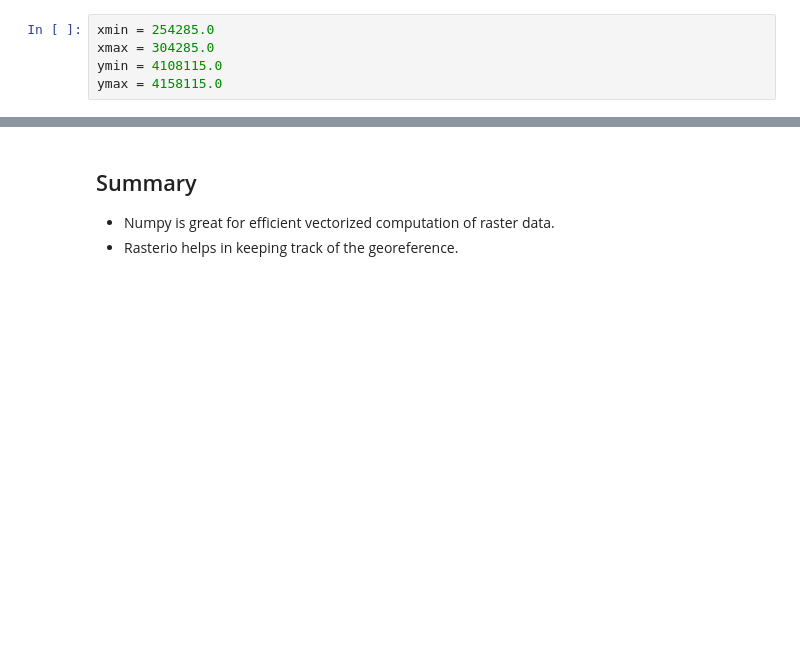
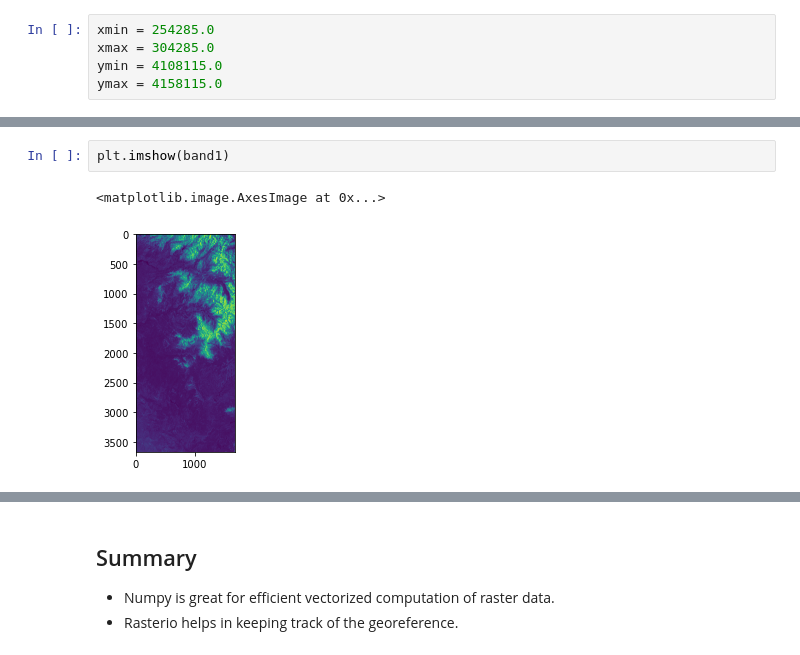
Before and after one commit to geoscripting/home, a Jupyter notebook: docs/course/assignment-2-part2/12-introduction-rasterio.ipynb, the cells around one changed output, grey strips where cells are left out. Drawn from its saved outputs; the diff is of its cells as text; blank space fills up the shorter version.

```diff
--- a/docs/course/assignment-2-part2/12-introduction-rasterio.ipynb
+++ b/docs/course/assignment-2-part2/12-introduction-rasterio.ipynb
@@ -136,0 +289,5 @@ ymax = 4158115.0
+# %%
+plt.imshow(band1)
+# %% [output]
+<matplotlib.image.AxesImage at 0x...>
+[figure, added]
```
Also changed, not shown: parts of 33 cells of this notebook, 50 other files.
